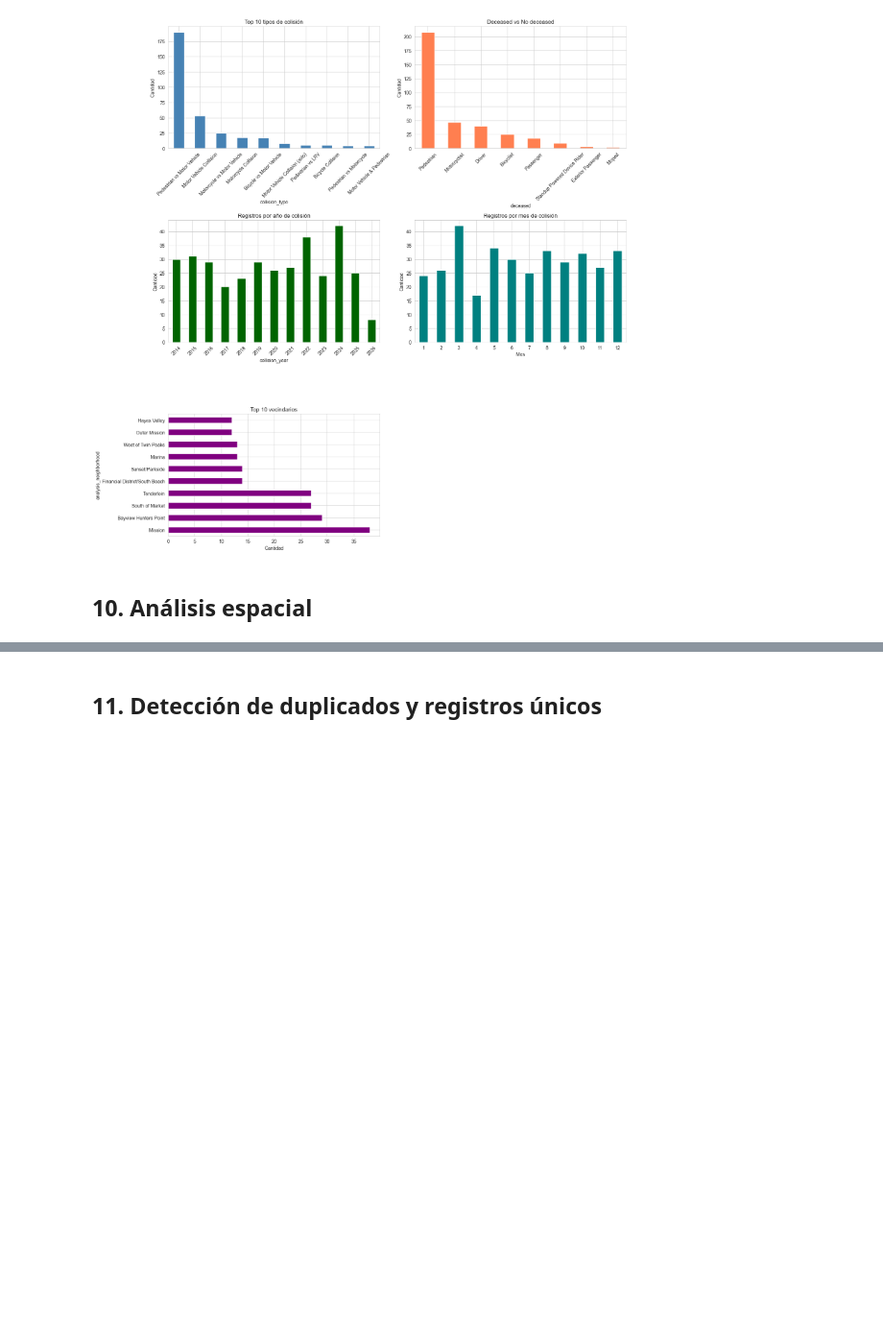
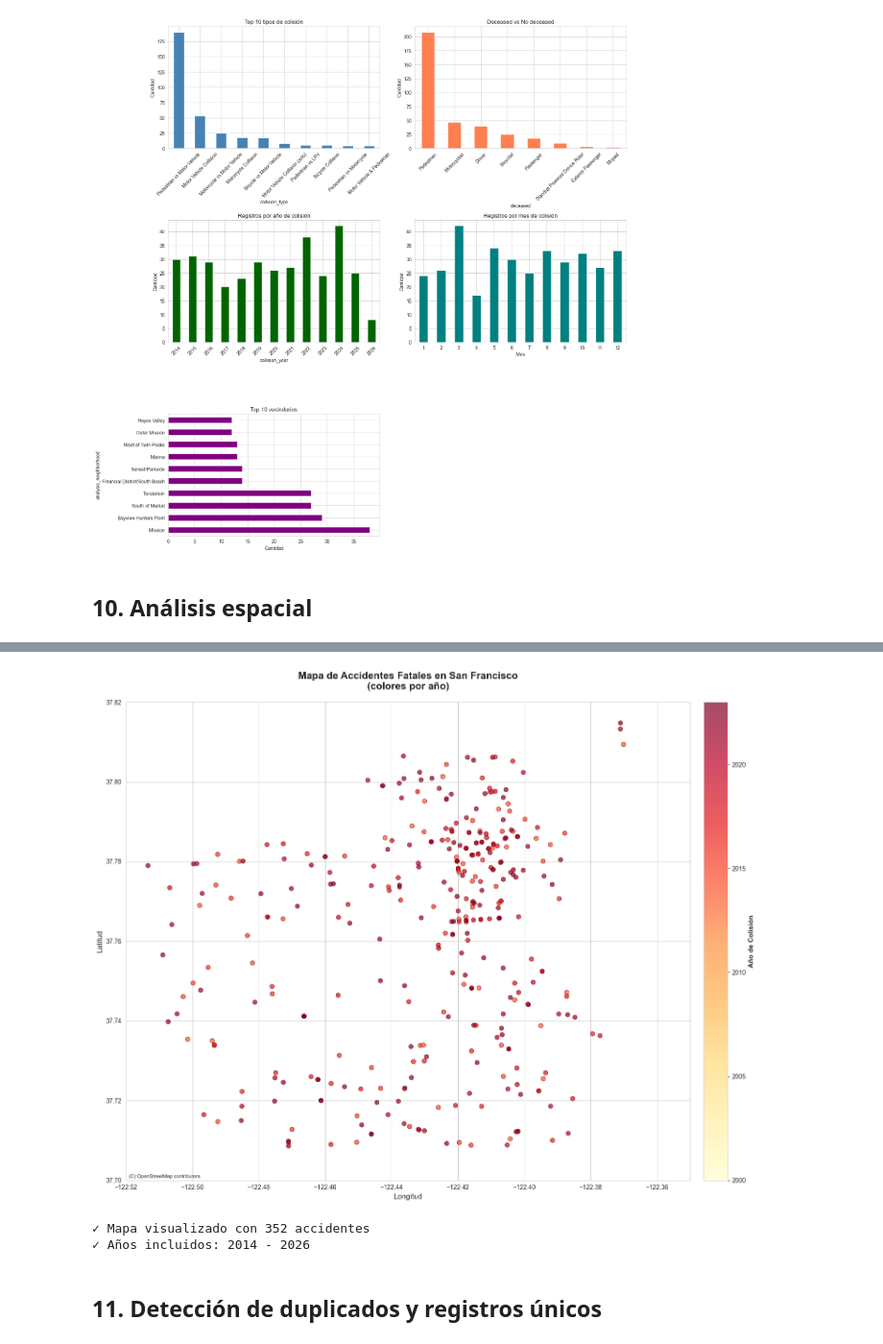
Before and after one commit to franpelirrojo/proyecto-carreteras-sf-fantastic-four, a Jupyter notebook: Accidentes_Fatality/Cuardernos/Análisis_Accidentes_Fatality_Histórico_Cleaned.ipynb, the cells around one changed output, grey strips where cells are left out. Shown at 96% size. Cells and saved outputs as stored; diff of their text form; code cells hidden in the pictures; blank space fills up the shorter version.

Commit message:
mapa cordenadas prueba

```diff
--- a/Accidentes_Fatality/Cuardernos/Análisis_Accidentes_Fatality_Histórico_Cleaned.ipynb
+++ b/Accidentes_Fatality/Cuardernos/Análisis_Accidentes_Fatality_Histórico_Cleaned.ipynb
@@ -334,3 +349,58 @@ plt.show()
+# %%
+import contextily as ctx
+import matplotlib.pyplot as plt
+
+# Opción 2: Mapa con Contextily + Matplotlib (más compatible con notebooks)
+fig, ax = plt.subplots(figsize=(16, 12))
+
+if 'collision_year' not in df_acc.columns and 'collision_datetime' in df_acc.columns:
+    df_acc['collision_year'] = df_acc['collision_datetime'].dt.year.astype('Int64')
+
+mask = df_acc['latitude'].notna() & df_acc['longitude'].notna()
+
+# Agregar el mapa base de OpenStreetMap
+ctx.add_basemap(
+    ax,
+    crs='EPSG:4326',
+    source=ctx.providers.OpenStreetMap.Mapnik,
+    zoom=12
+)
+
+# Scatter plot con colores por año
+scatter = ax.scatter(
+    df_acc.loc[mask, 'longitude'],
+    df_acc.loc[mask, 'latitude'],
+    c=df_acc.loc[mask, 'collision_year'].fillna(0),
+    cmap='YlOrRd',
+    alpha=0.7,
+    s=50,
+    edgecolors='darkred',
+    linewidth=0.8,
+    vmin=2000,
+    vmax=2023
+)
+
+ax.set_title('Mapa de Accidentes Fatales en San Francisco\n(colores por año)',
+             fontsize=16, fontweight='bold', pad=20)
+ax.set_xlabel('Longitud', fontsize=12)
+ax.set_ylabel('Latitud', fontsize=12)
+
+cbar = plt.colorbar(scatter, ax=ax, pad=0.02)
+cbar.set_label('Año de Colisión', fontsize=11, fontweight='bold')
+
+# Ajustar límites al área de San Francisco
+ax.set_xlim([-122.52, -122.35])
+ax.set_ylim([37.70, 37.82])
+
+plt.tight_layout()
+plt.show()
+
+print(f'✓ Mapa visualizado con {mask.sum():,} accidentes')
+print(f'✓ Años incluidos: {int(df_acc.loc[mask, "collision_year"].min())} - {int(df_acc.loc[mask, "collision_year"].max())}')
+# %% [output]
+[figure, added]
+✓ Mapa visualizado con 352 accidentes
+✓ Años incluidos: 2014 - 2026
 # %% [markdown]
 ## 11. Detección de duplicados y registros únicos
 # %%
```
Also changed, not shown: parts of 1 cell of this notebook, 1 other file.
